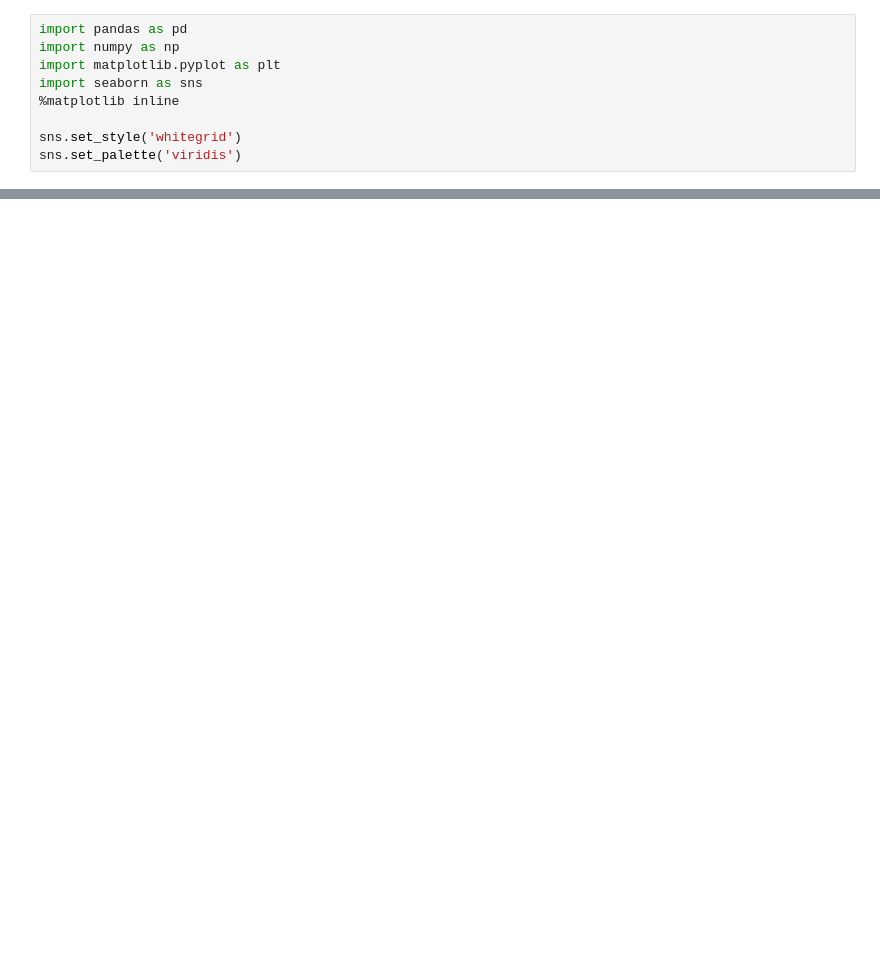
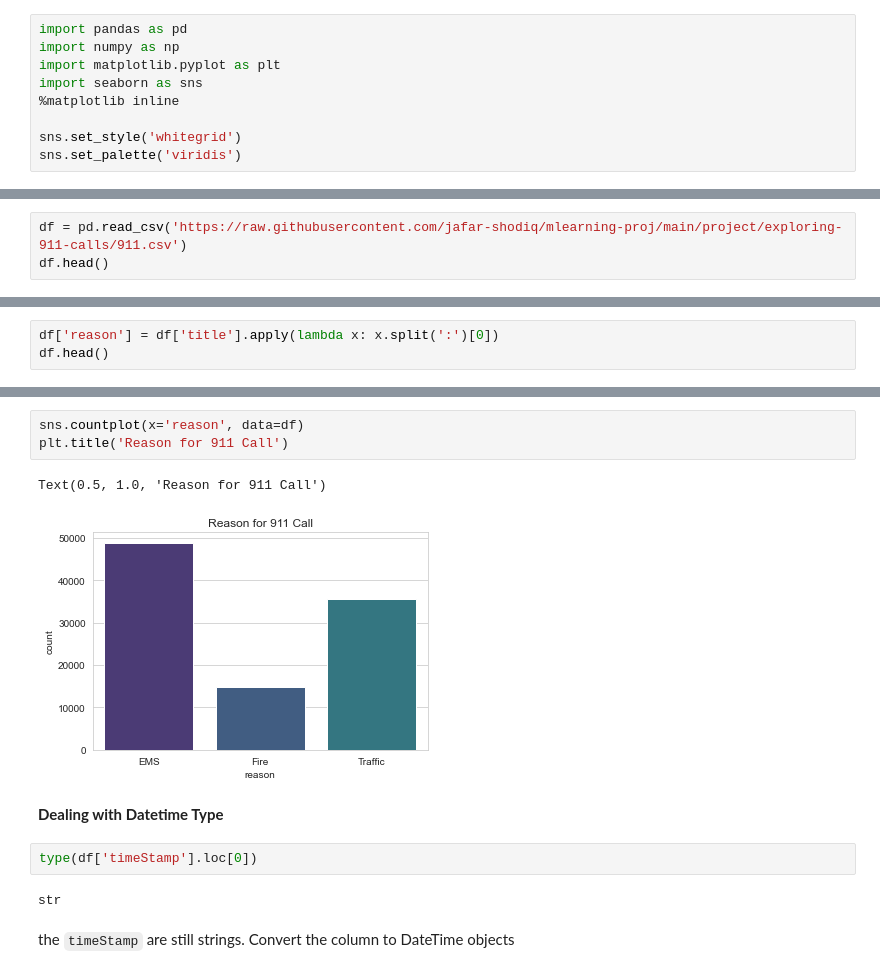
Before and after one commit to jafar-shodiq/mlearning-proj, a Jupyter notebook: project/exploring-911-calls/911.ipynb, the cells around one changed output, grey strips where cells are left out. Drawn from its saved outputs; the diff is of its cells as text; blank space fills up the shorter version.

```diff
--- a/project/exploring-911-calls/911.ipynb
+++ b/project/exploring-911-calls/911.ipynb
@@ -36,0 +35,3 @@ df = pd.read_csv('')
+# %%
+df = pd.read_csv('https://raw.githubusercontent.com/jafar-shodiq/mlearning-proj/main/project/exploring-911-calls/911.csv')
+df.head()
@@ -36,0 +90,3 @@ df = pd.read_csv('')
+# %%
+df['reason'] = df['title'].apply(lambda x: x.split(':')[0])
+df.head()
@@ -36,0 +109,14 @@ df = pd.read_csv('')
+# %%
+sns.countplot(x='reason', data=df)
+plt.title('Reason for 911 Call')
+# %% [output]
+Text(0.5, 1.0, 'Reason for 911 Call')
+[figure, added]
+# %% [markdown]
+**Dealing with Datetime Type**
+# %%
+type(df['timeStamp'].loc[0])
+# %% [output]
+str
+# %% [markdown]
+the `timeStamp` are still strings. Convert the column to DateTime objects
```
Also changed, not shown: parts of 46 cells of this notebook.
